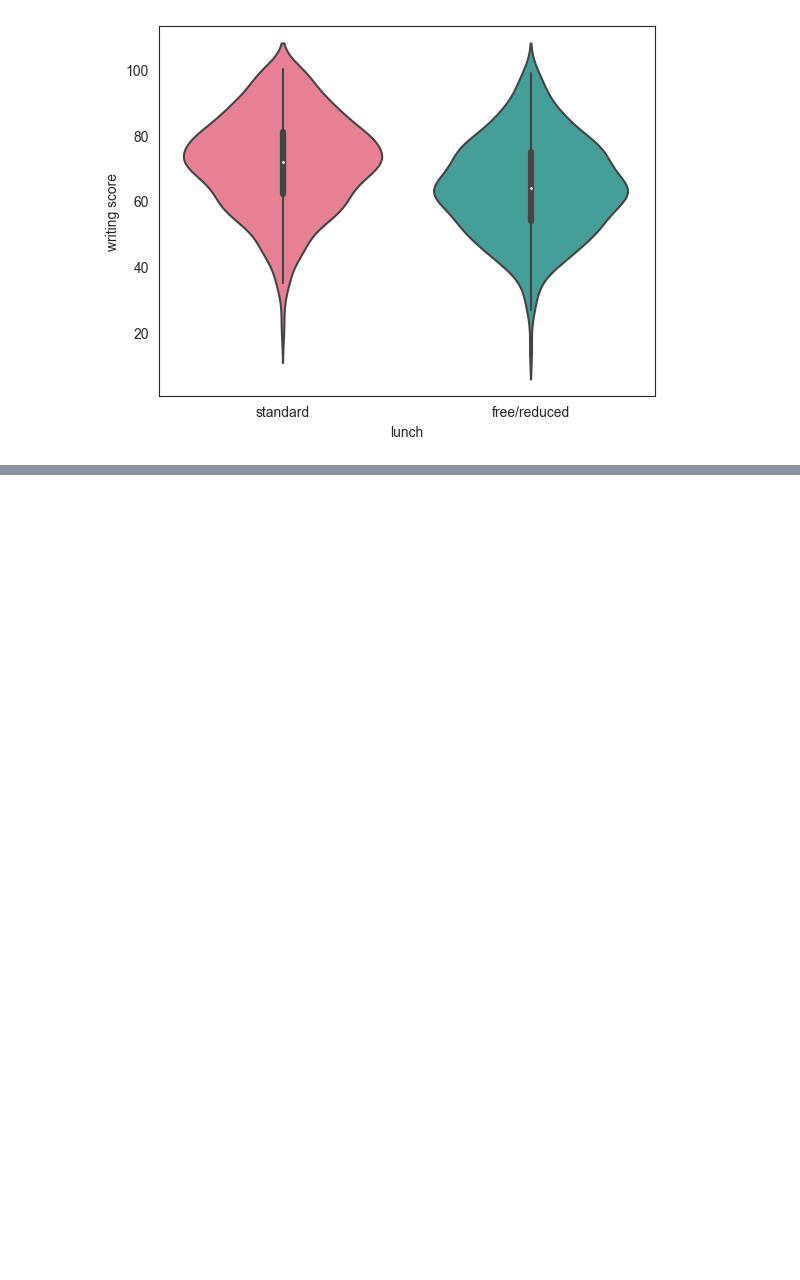
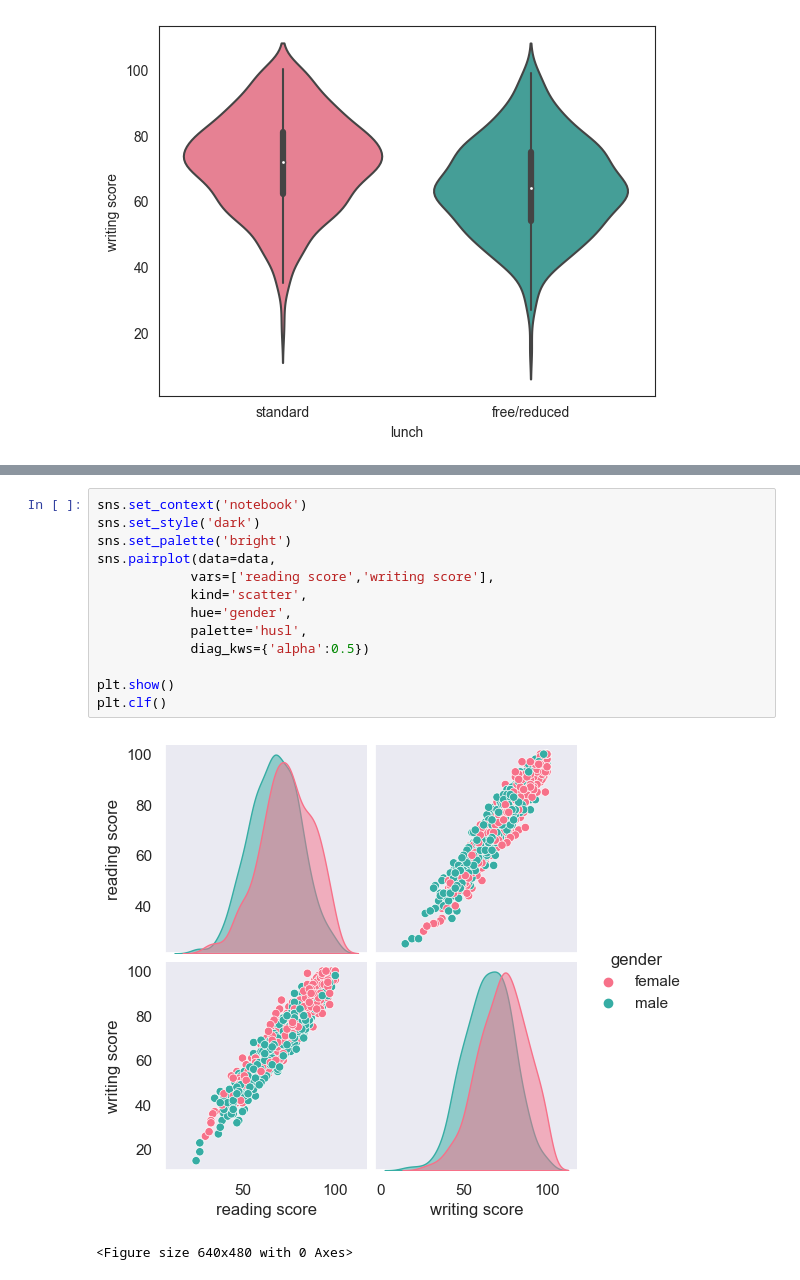
Before and after one commit to DanielPopoola/data-science-projects, a Jupyter notebook: Student-Performance-Prediction.ipynb, the cells around one changed output, grey strips where cells are left out. Cells and saved outputs as stored; diff of their text form; blank space fills up the shorter version.

```diff
--- a/Student-Performance-Prediction.ipynb
+++ b/Student-Performance-Prediction.ipynb
@@ -209,0 +206,16 @@ for test in tests:
+# %%
+sns.set_context('notebook')
+sns.set_style('dark')
+sns.set_palette('bright')
+sns.pairplot(data=data,
+            vars=['reading score','writing score'],
+            kind='scatter',
+            hue='gender',
+            palette='husl',
+            diag_kws={'alpha':0.5})
+
+plt.show()
+plt.clf()
+# %% [output]
+[figure, added]
+<Figure size 640x480 with 0 Axes>
```
Also changed, not shown: parts of 4 cells of this notebook.
